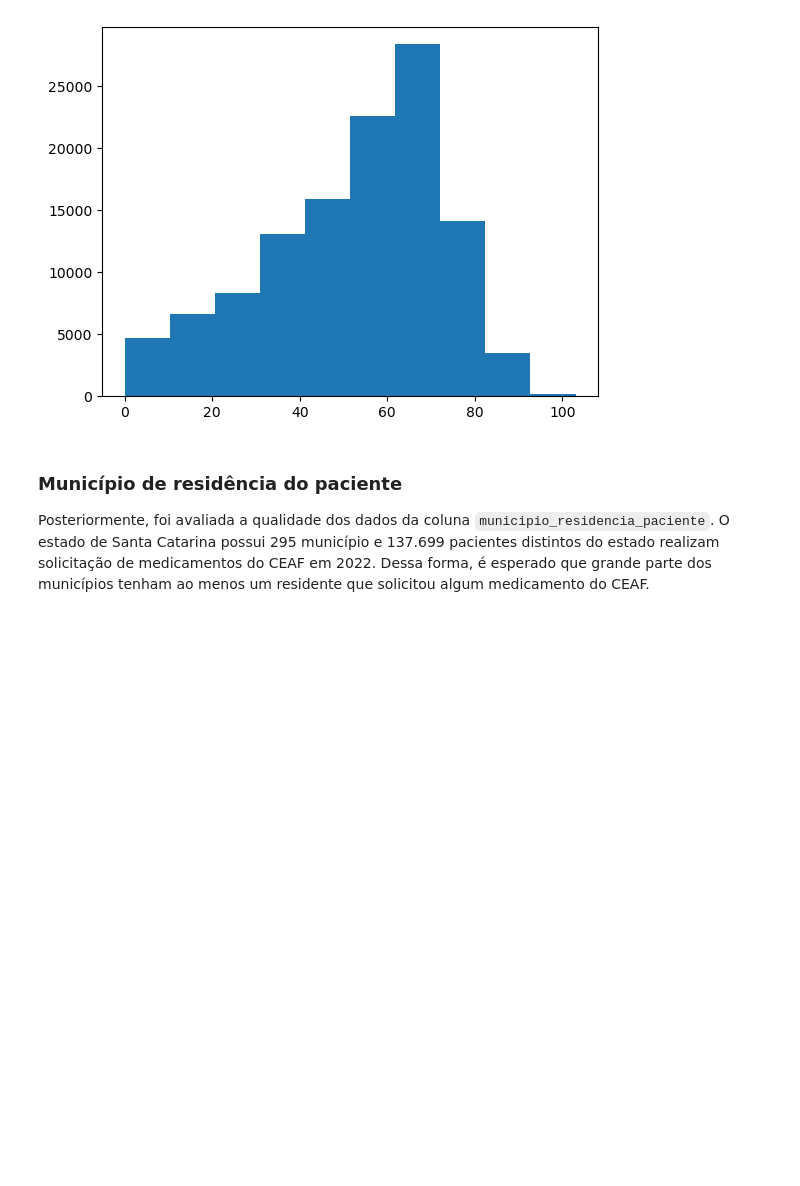
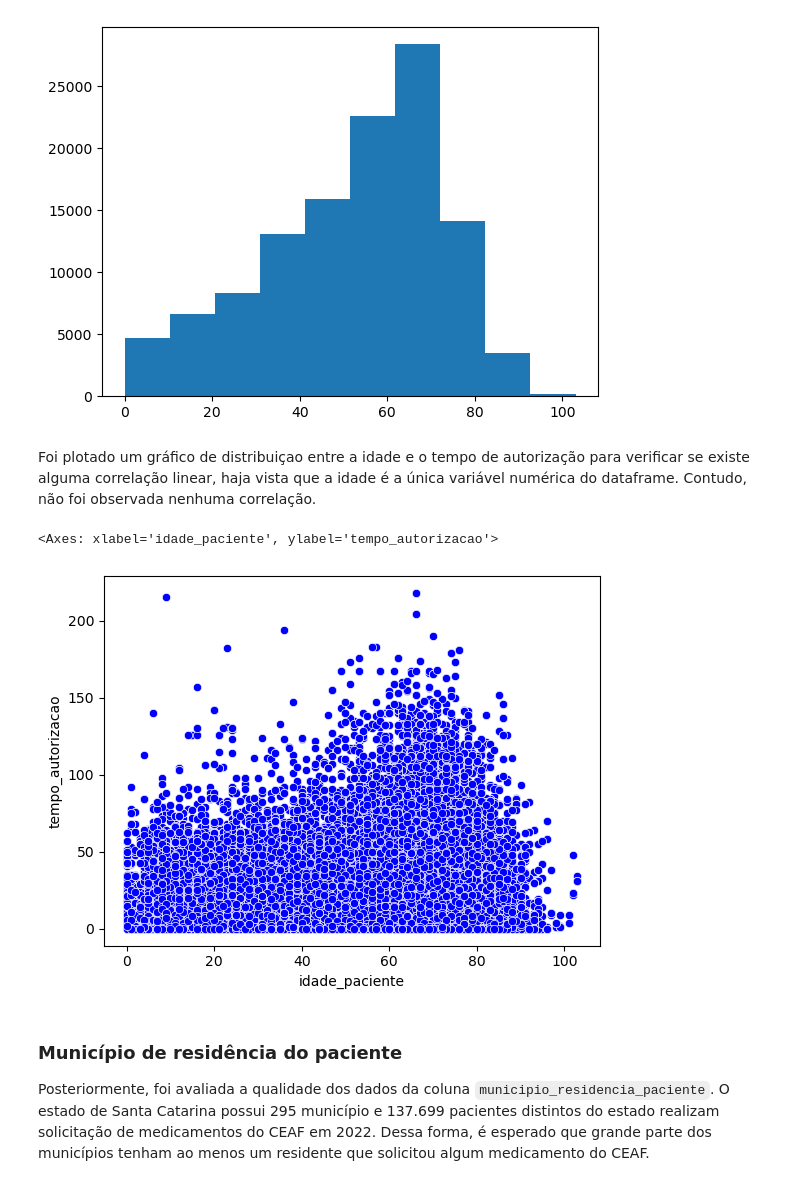
Before and after one commit to ricardoronsoni/predicao-tempo-espera-atendimento-sus, a Jupyter notebook: tempo_acesso.ipynb, the cells around one changed output. Drawn from its saved outputs; the diff is of its cells as text; code cells hidden in the pictures; blank space fills up the shorter version.

```diff
--- a/tempo_acesso.ipynb
+++ b/tempo_acesso.ipynb
@@ -158,6 +144,14 @@ plt.hist(df['idade_paciente'])
          92.7, 103. ]),
  <BarContainer object of 10 artists>)
 [figure]
+# %% [markdown]
+Foi plotado um gráfico de distribuiçao entre a idade e o tempo de autorização para verificar se existe alguma correlação linear, haja vista que a idade é a única variável numérica do dataframe. Contudo, não foi observada nenhuma correlação.
+# %%
+# Plotar gráfico de distribuição com os atributos 'idade_paciente' e 'tempo_autorizacao'
+sns.scatterplot(data= df, x=df['idade_paciente'], y='tempo_autorizacao', color='blue')
+# %% [output]
+<Axes: xlabel='idade_paciente', ylabel='tempo_autorizacao'>
+[figure, added]
 # %% [markdown]
 ### Município de residência do paciente
 Posteriormente, foi avaliada a qualidade dos dados da coluna `municipio_residencia_paciente`. O estado de Santa Catarina possui 295 município e 137.699 pacientes distintos do estado realizam solicitação de medicamentos do CEAF em 2022. Dessa forma, é esperado que grande parte dos municípios tenham ao menos um residente que solicitou algum medicamento do CEAF.
```
Also changed, not shown: parts of 31 cells of this notebook, 2 other files.
